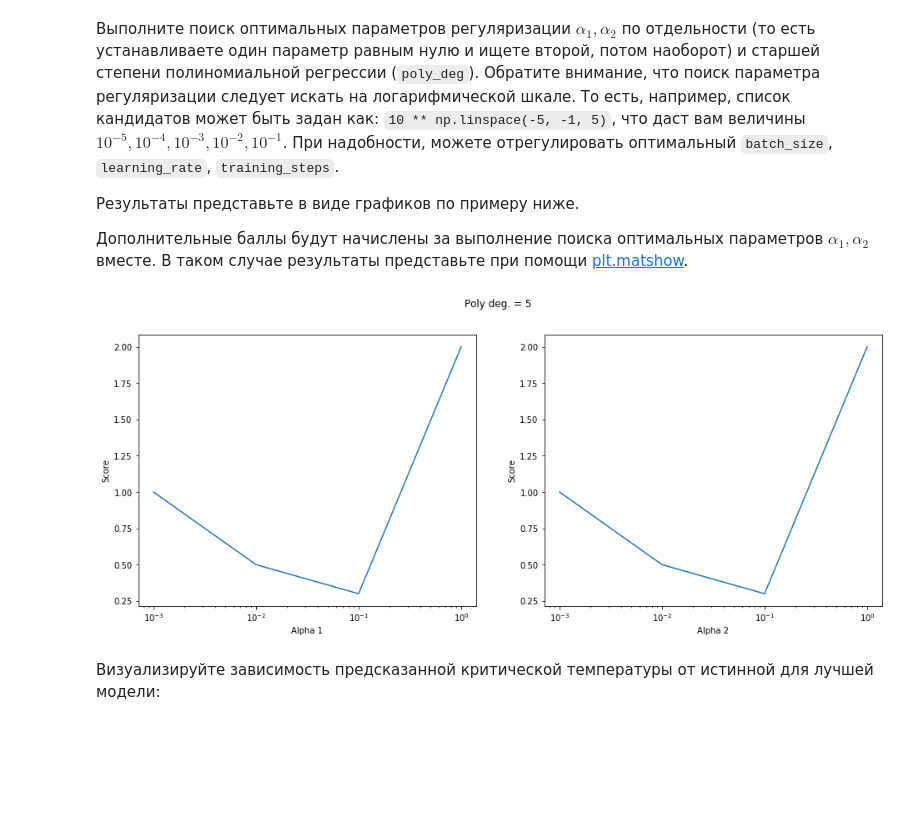
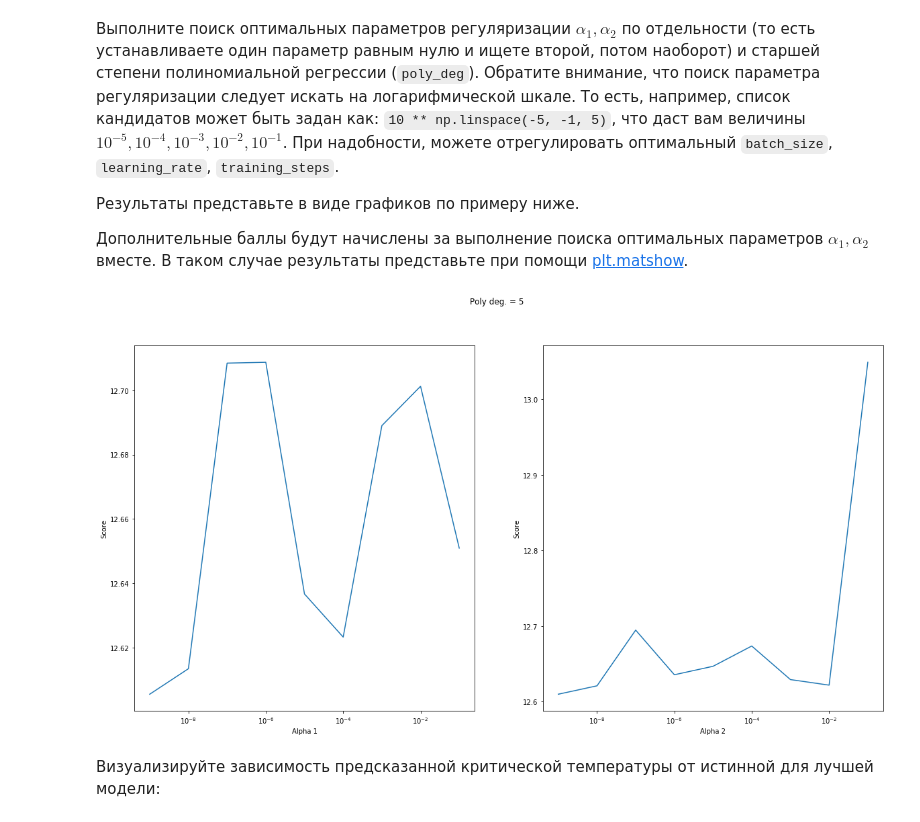
Before and after one commit to KHYehor/MachineLearning, a Jupyter notebook: lab2/Lab 2.ipynb, the cells around one changed output. Cells and saved outputs as stored; diff of their text form; code cells hidden in the pictures; blank space fills up the shorter version.

```diff
--- a/lab2/Lab 2.ipynb
+++ b/lab2/Lab 2.ipynb
@@ -189,20 +217,22 @@ print(f'Test MAE: {reg.score(x_test, y_test)}')
 Результаты представьте в виде графиков по примеру ниже.
 
 Дополнительные баллы будут начислены за выполнение поиска оптимальных параметров $\alpha_1,\alpha_2$ вместе. В таком случае результаты представьте при помощи [plt.matshow](https://matplotlib.org/3.3.2/api/_as_gen/matplotlib.pyplot.matshow.html).
-# %%
-fig, ax = plt.subplots(ncols=2, figsize=(16, 6))
-fig.suptitle('Poly deg. = 5')
-ax[0].set_xlabel('Alpha 1')
-ax[0].set_ylabel('Score')
-ax[0].set_xscale('log')
-ax[0].plot([1e-3, 1e-2, 1e-1, 1], [1, 0.5, 0.3, 2])
-ax[1].set_xlabel('Alpha 2')
-ax[1].set_ylabel('Score')
-ax[1].set_xscale('log')
-ax[1].plot([1e-3, 1e-2, 1e-1, 1], [1, 0.5, 0.3, 2])
-plt.show()
-# %% [output]
-[figure, removed]
+# %%
+a1 = 10 ** np.linspace(-9, -1, 9)
+a2 = 10 ** np.linspace(-9, -1, 9)
+fig, (ax1, ax2) = plt.subplots(ncols=2, nrows=1, figsize=(20, 10))
+fig.suptitle('Poly deg. = 5')
+ax1.set_xlabel('Alpha 1')
+ax1.set_ylabel('Score')
+ax1.set_xscale('log')
+ax1.plot([a1i for a1i in a1], [PolynomialRegression(a1i, 0, 1, 1e-3, 1024, 1000).fit(x_train, y_train).score(x_test, y_test) for a1i in a1])
+ax2.set_xlabel('Alpha 2')
+ax2.set_ylabel('Score')
+ax2.set_xscale('log')
+ax2.plot([a2i for a2i in a2], [PolynomialRegression(0, a2i, 1, 1e-3, 1024, 1000).fit(x_train, y_train).score(x_test, y_test) for a2i in a2])
+plt.show()
+# %% [output]
+[figure, added]
 # %% [markdown]
 Визуализируйте зависимость предсказанной критической температуры от истинной для лучшей модели:
 # %%
```
Also changed, not shown: parts of 5 cells of this notebook, 1 other file.
